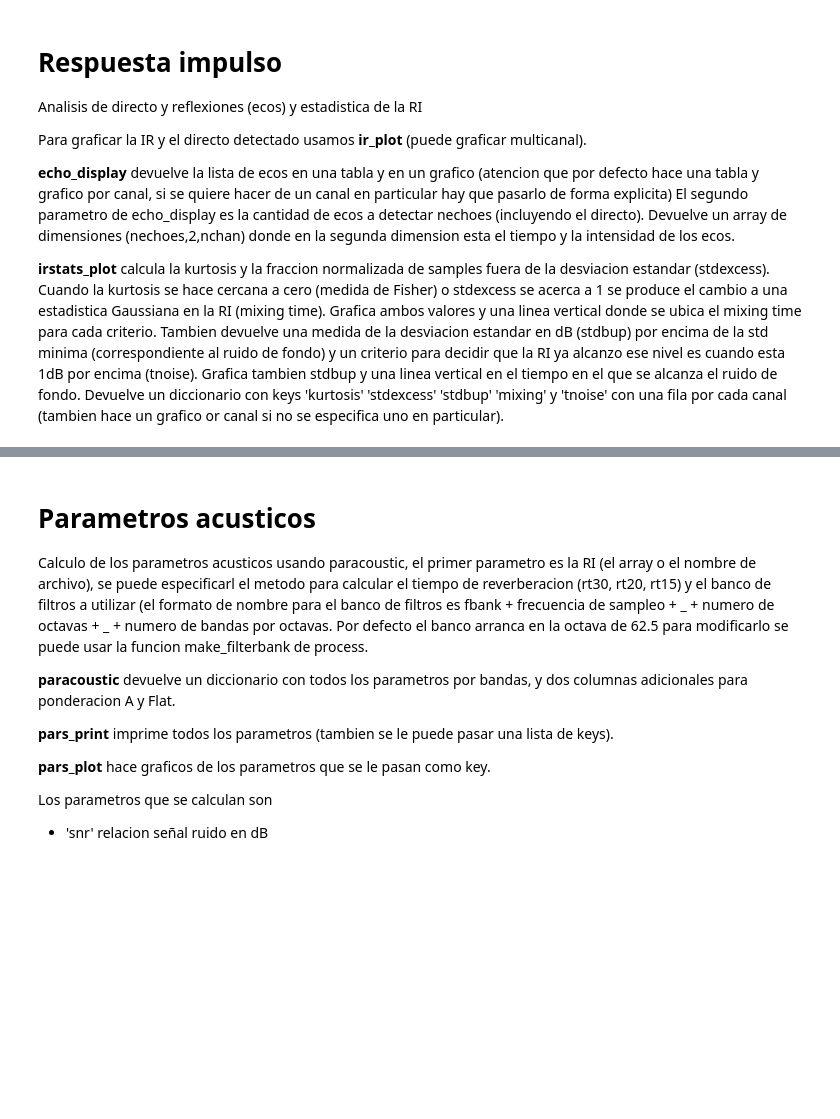
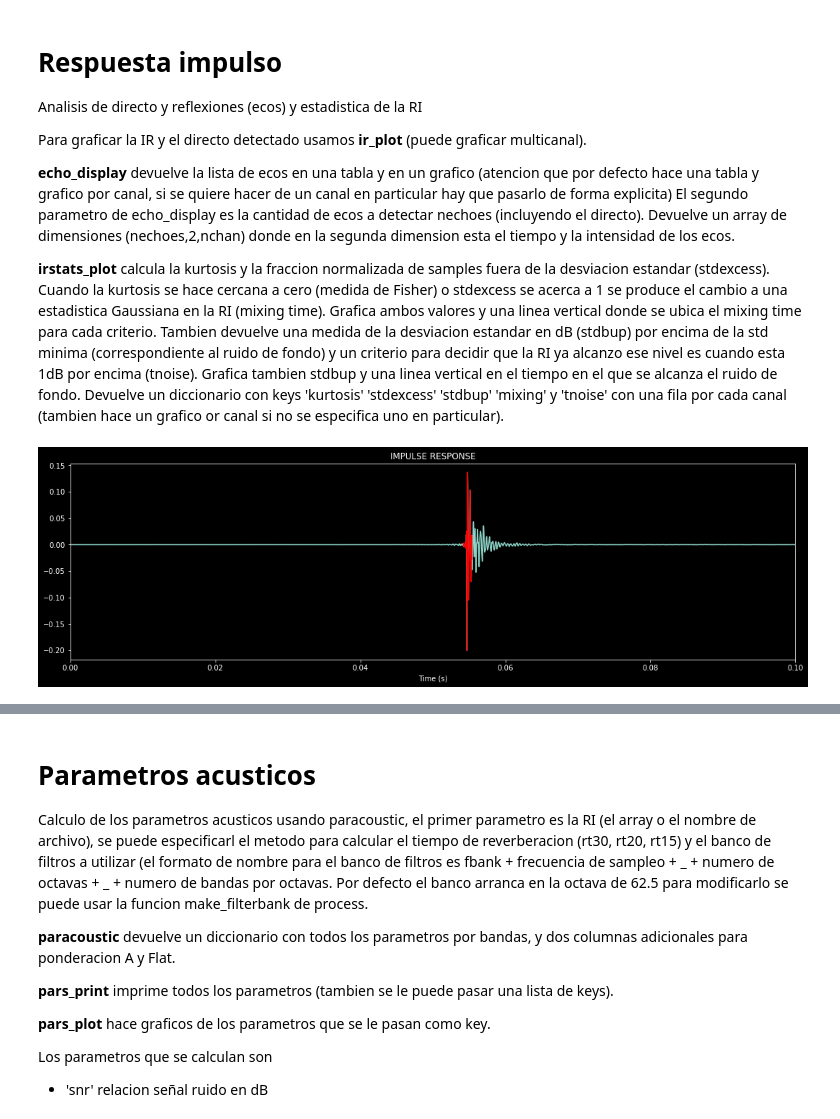
Before and after one commit to meguia/IRma, a Jupyter notebook: src/notebooks/test_acousticfield.ipynb, the cells around one changed output, grey strips where cells are left out. Saved outputs shown, nothing was run; the diff lists cells and outputs as text; code cells hidden in the pictures; blank space fills up the shorter version.

```diff
--- a/src/notebooks/test_acousticfield.ipynb
+++ b/src/notebooks/test_acousticfield.ipynb
@@ -103,9 +126,11 @@ Para graficar la IR y el directo detectado usamos **ir_plot** (puede graficar mu
 
 **irstats_plot** calcula la kurtosis y la fraccion normalizada de samples fuera de la desviacion estandar (stdexcess). Cuando la kurtosis se hace cercana a cero (medida de Fisher) o stdexcess se acerca a 1 se produce el cambio a una estadistica Gaussiana en la RI (mixing time). Grafica ambos valores y una linea vertical donde se ubica el mixing time para cada criterio. Tambien devuelve una medida de la desviacion estandar en dB (stdbup) por encima de la std minima (correspondiente al ruido de fondo) y un criterio para decidir que la RI ya alcanzo ese nivel es cuando esta 1dB por encima (tnoise). Grafica tambien stdbup y una linea vertical en el tiempo en el que se alcanza el ruido de fondo. Devuelve un diccionario con keys 'kurtosis' 'stdexcess' 'stdbup' 'mixing' y 'tnoise' con una fila por cada canal (tambien hace un grafico or canal si no se especifica uno en particular).
 # %%
-ir_plot(ri_L1,fs=fs)
-ir_plot(ri_L1_golay,fs=fs)
+ir_plot(ri_L1,fs=fs,tmax=0.1)
+#ir_plot(ri_L1_golay,fs=fs)
 play(ri_L1,chanout=[0],normalized=True,fs=fs)
+# %% [output]
+[figure, added]
 # %%
 echos = echo_display(ri_L1,7,fs=fs)
 # %%
```
Also changed, not shown: parts of 14 cells of this notebook, 4 other files.
